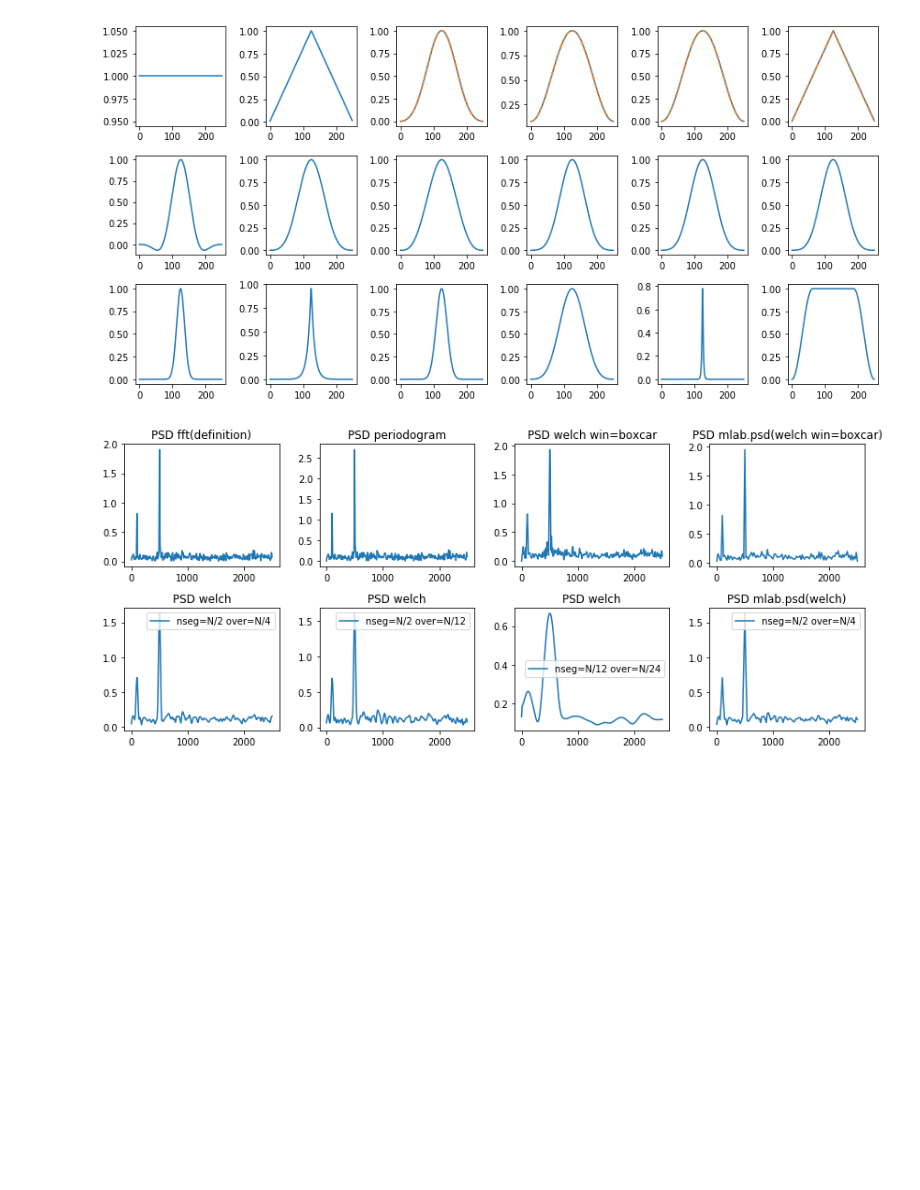
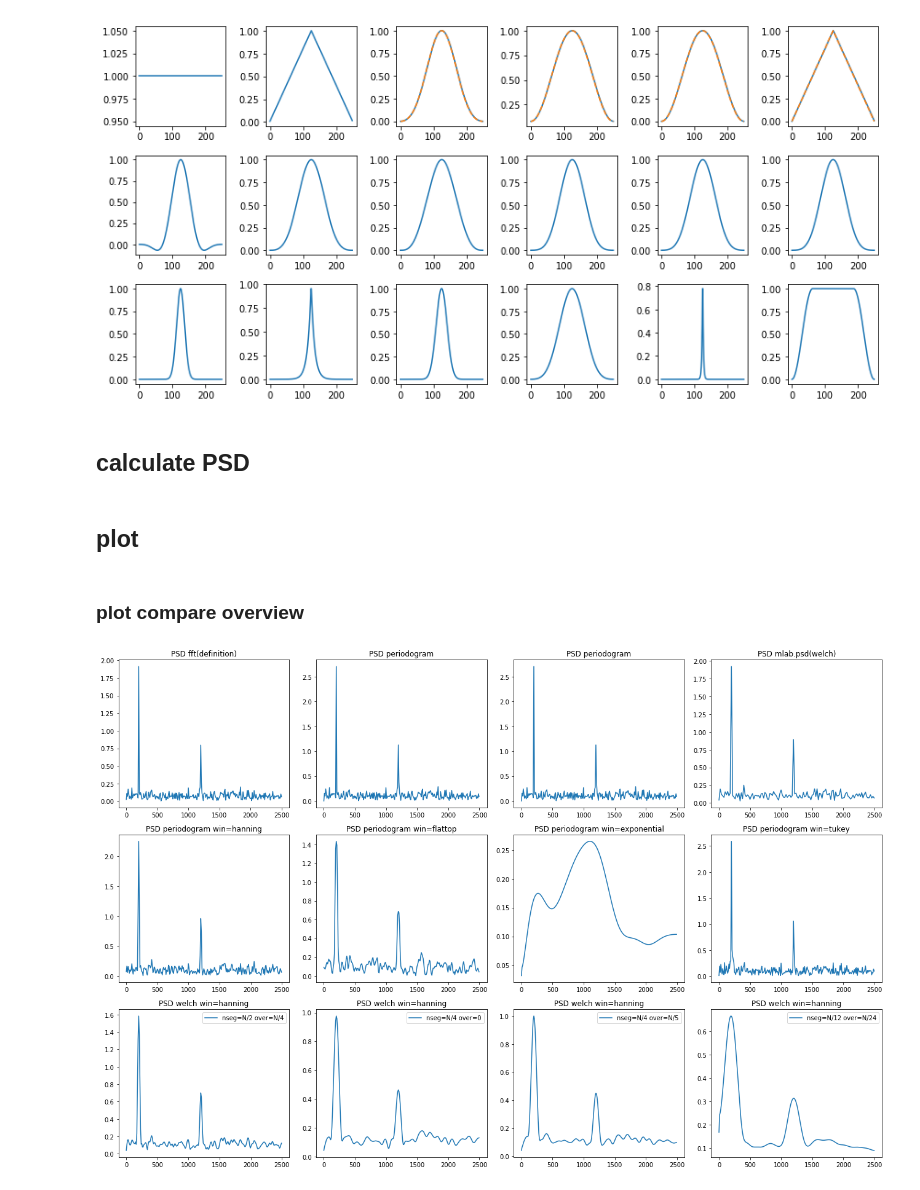
Before and after one commit to carlosuxyz/test, a Jupyter notebook: python/test psd.ipynb, the cells around one changed output. Drawn from its saved outputs; the diff is of its cells as text; code cells hidden in the pictures; blank space fills up the shorter version.

```diff
--- a/python/test psd.ipynb
+++ b/python/test psd.ipynb
@@ -11,7 +11,7 @@ fs = 5000 #采样频率
 ts = 1/fs #采样间隔
 T = 0.1 #时长
 N = fs*T + 1 #采样点
-nfft = N
+nfft = round(N)
 tn = np.linspace(0, T, N) #
 fn = np.arange(len(tn))/(len(tn)-1)
 fn = fs*fn
@@ -122,3 +124,5 @@ plt.plot(win018)
 plt.tight_layout()
 # %% [output]
 [figure]
+# %% [markdown]
+## calculate PSD
@@ -172,38 +198,56 @@ Pxx_m15, freqs15 = mlab.psd(xn, Fs=fs, sides='onesided', NFFT=nperseg_num[1], no
 Pxx_m16, freqs16 = mlab.psd(xn, Fs=fs, sides='onesided', NFFT=nperseg_num[0], noverlap=noverlap_num[0], window=win018)
 Pxx_m17, freqs17 = mlab.psd(xn, Fs=fs, sides='onesided', NFFT=nperseg_num[0], noverlap=noverlap_num[1], window=win018)
 Pxx_m18, freqs18 = mlab.psd(xn, Fs=fs, sides='onesided', NFFT=nperseg_num[1], noverlap=noverlap_num[1], window=win118)
+# %% [markdown]
+## plot
+# %% [markdown]
+### plot compare overview
 # %%
 # plot
-plt.figure(figsize=[12,5])
-plt.subplot(2,4,1)
+plt.figure(figsize=[18,12])
+plt.subplot(3,4,1)
 plt.plot(fn[0:round((len(xn)+1)/2)],np.sqrt(Pxx0[0:round((len(xn)+1)/2)]))
 plt.title('PSD fft(definition)')
-plt.subplot(2,4,2)
-plt.plot(f_p, np.sqrt(Pxx_p))
+plt.subplot(3,4,2)
+plt.plot(f_p, np.sqrt(Pxx_p00))
 plt.title('PSD periodogram')
-plt.subplot(2,4,3)
-plt.plot(f_w00, np.sqrt(Pxx_w00))
-plt.title('PSD welch win=boxcar')
-plt.subplot(2,4,4)
+plt.subplot(3,4,3)
+plt.plot(f_w0, np.sqrt(Pxx_w0))
+plt.title('PSD periodogram')
+plt.subplot(3,4,4)
 plt.plot(freqs00, np.sqrt(Pxx_m00))
-plt.title('PSD mlab.psd(welch win=boxcar)')
-plt.subplot(2,4,5)
-plt.plot(f_w04, np.sqrt(Pxx_w04))
-plt.title('PSD welch')
+plt.title('PSD mlab.psd(welch)')
+
+plt.subplot(3,4,5)
+plt.plot(f_p, np.sqrt(Pxx_p02))
+plt.title('PSD periodogram win=hanning')
+plt.subplot(3,4,6)
+plt.plot(f_p, np.sqrt(Pxx_p03))
+plt.title('PSD periodogram win=flattop')
+plt.subplot(3,4,7)
+plt.plot(f_p, np.sqrt(Pxx_p05))
+plt.title('PSD periodogram win=exponential')
+plt.subplot(3,4,8)
+plt.plot(f_p, np.sqrt(Pxx_p06))
+plt.title('PSD periodogram win=tukey')
+
+plt.subplot(3,4,9)
+plt.plot(f_w0, np.sqrt(Pxx_w21))
+plt.title('PSD welch win=hanning')
 plt.legend(['nseg=N/2 over=N/4'])
-plt.subplot(2,4,6)
-plt.plot(f_w05, np.sqrt(Pxx_w05))
-plt.title('PSD welch')
-plt.legend(['nseg=N/2 over=N/12'])
-plt.subplot(2,4,7)
-plt.plot(f_w06, np.sqrt(Pxx_w06))
-plt.title('PSD welch')
+plt.subplot(3,4,10)
+plt.plot(f_w0, np.sqrt(Pxx_w22))
+plt.title('PSD welch win=hanning')
+plt.legend(['nseg=N/4 over=0'])
+plt.subplot(3,4,11)
+plt.plot(f_w0, np.sqrt(Pxx_w23))
+plt.title('PSD welch win=hanning')
+plt.legend(['nseg=N/4 over=N/5'])
+plt.subplot(3,4,12)
+plt.plot(f_w0, np.sqrt(Pxx_w24))
+plt.title('PSD welch win=hanning')
 plt.legend(['nseg=N/12 over=N/24'])
-plt.subplot(2,4,8)
-plt.plot(freqs04, np.sqrt(Pxx_m04))
-plt.title('PSD mlab.psd(welch)')
-plt.legend(['nseg=N/2 over=N/4'])
 
 plt.tight_layout()
 # %% [output]
-[figure, old version]
+[figure, new version]
```
Also changed, not shown: parts of 9 cells of this notebook.
